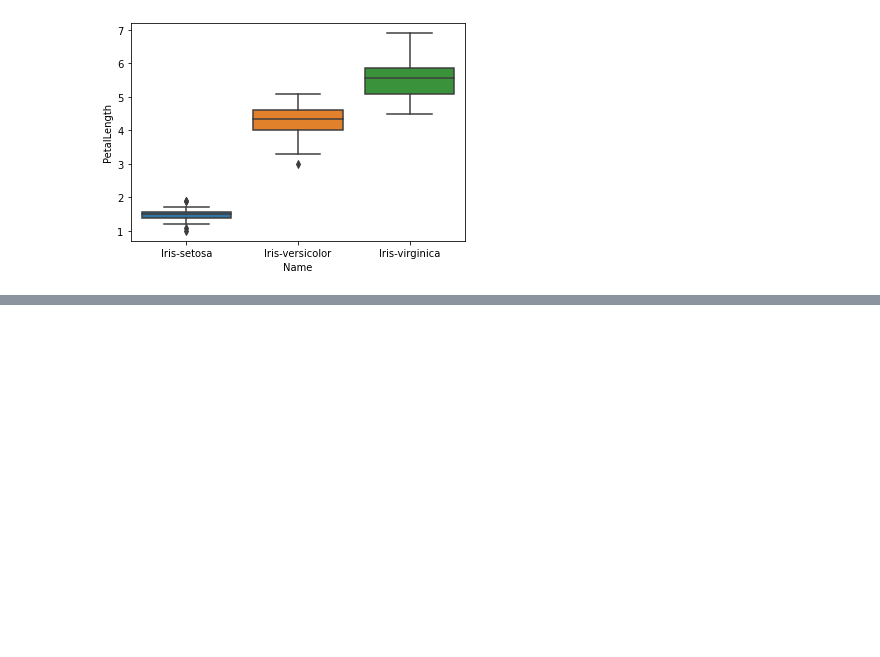
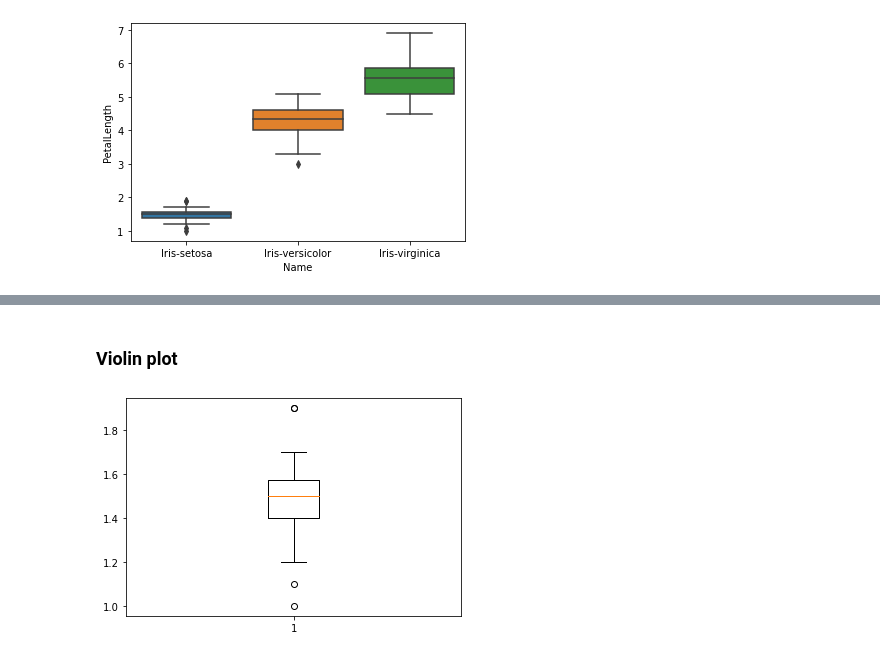
Before and after one commit to Jaomiew/data_viz_2022, a Jupyter notebook: DataViz02_Data_Distribution_.ipynb, the cells around one changed output, grey strips where cells are left out. Drawn from its saved outputs; the diff is of its cells as text; code cells hidden in the pictures; blank space fills up the shorter version.

```diff
--- a/DataViz02_Data_Distribution_.ipynb
+++ b/DataViz02_Data_Distribution_.ipynb
@@ -315,0 +370,6 @@ hw เดี่ยว
+# %% [markdown]
+### Violin plot
+# %%
+bb = plt.boxplot(df['PetalLength'][:50])
+# %% [output]
+[figure, added]
```
Also changed, not shown: parts of 16 cells of this notebook.
